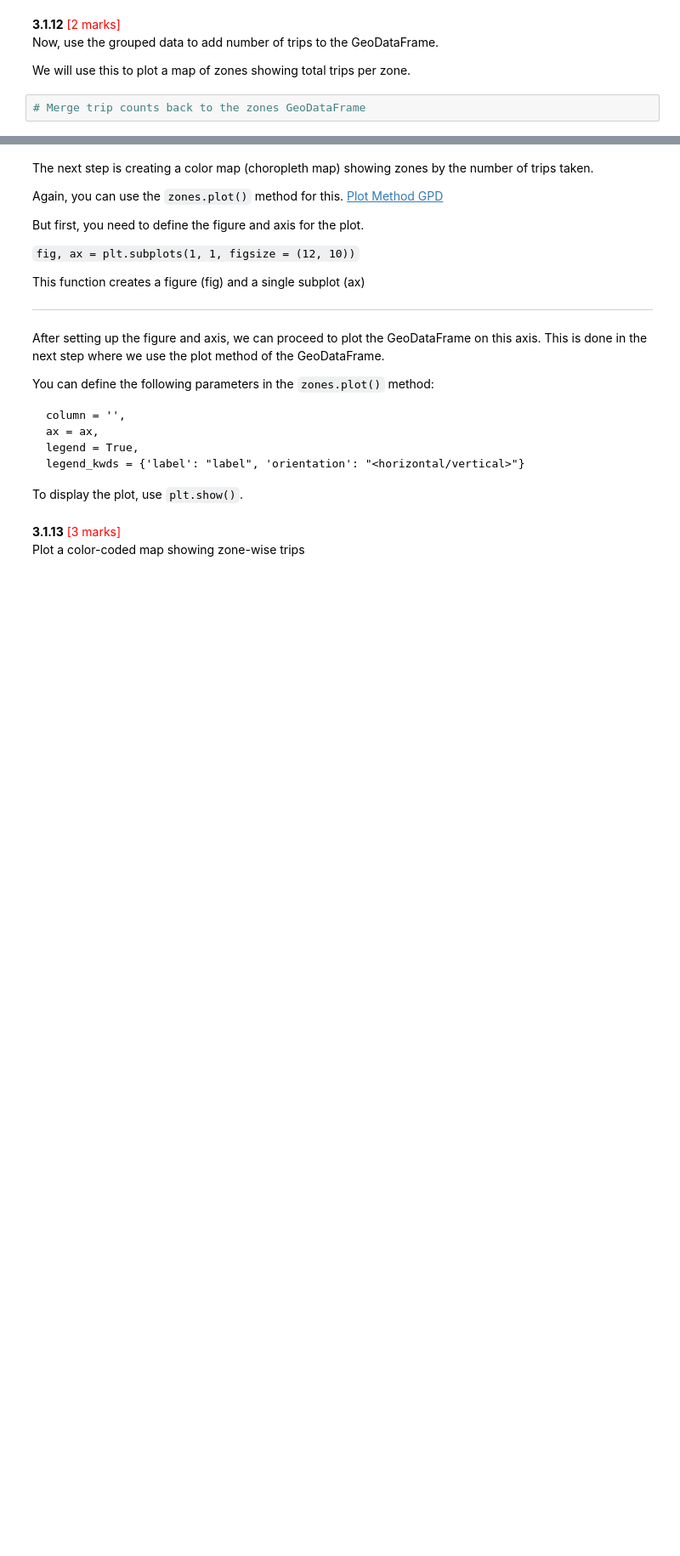
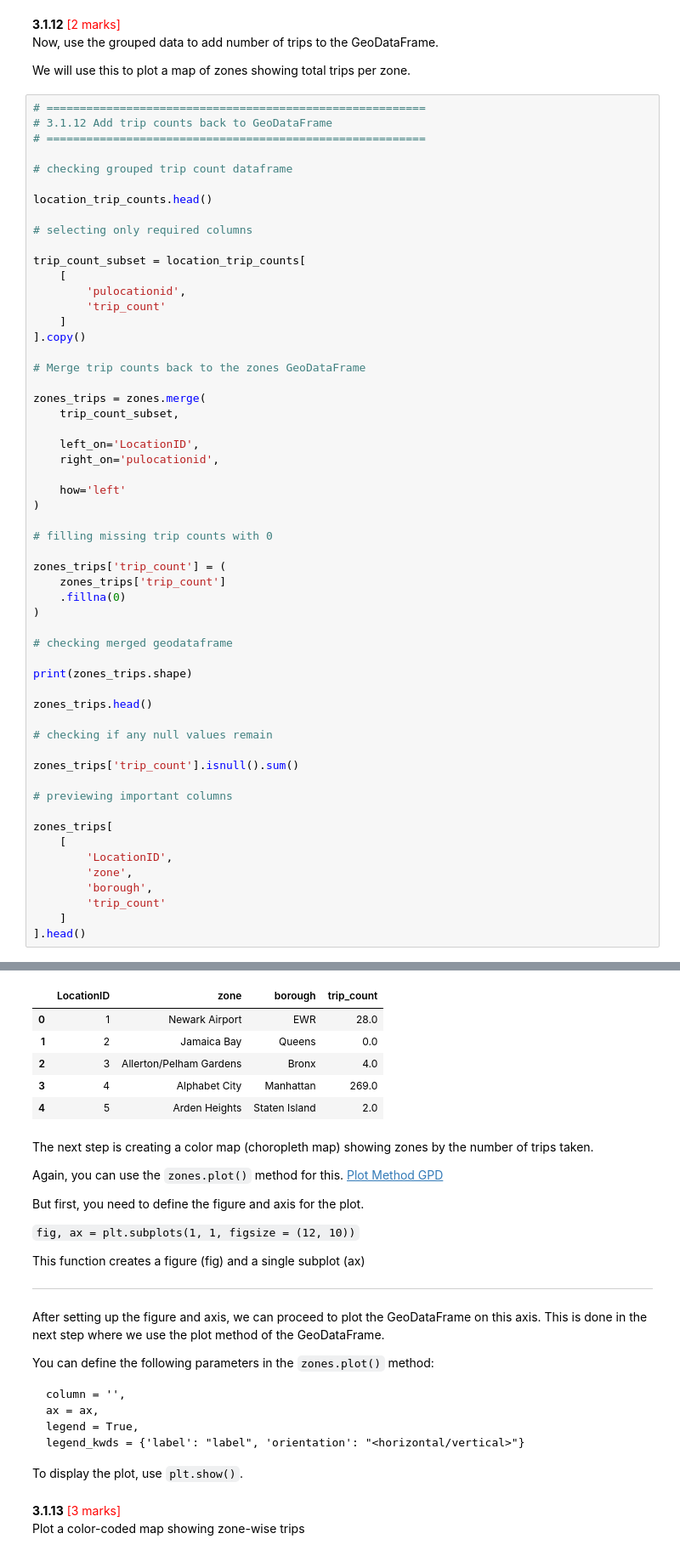
Before and after one commit to viswanathamveluri/epg-appliedai, a Jupyter notebook: assessment/EDA_Assg_NYC_Taxi_Starter.ipynb, the cells around one changed output, grey strips where cells are left out. Shown at 85% size. Saved outputs shown, nothing was run; the diff lists cells and outputs as text; blank space fills up the shorter version.

```diff
--- a/assessment/EDA_Assg_NYC_Taxi_Starter.ipynb
+++ b/assessment/EDA_Assg_NYC_Taxi_Starter.ipynb
@@ -1933,5 +2102,60 @@ Group data by location IDs to find the total number of trips per location ID
 Now, use the grouped data to add number of trips to the GeoDataFrame.
 
 We will use this to plot a map of zones showing total trips per zone.
-# %%
-# Merge trip counts back to the zones GeoDataFrame
+# %%
+# =========================================================
+# 3.1.12 Add trip counts back to GeoDataFrame
+# =========================================================
+
+# checking grouped trip count dataframe
+
+location_trip_counts.head()
+
+# selecting only required columns
+
+trip_count_subset = location_trip_counts[
+    [
+        'pulocationid',
+        'trip_count'
+    ]
+].copy()
+
+# Merge trip counts back to the zones GeoDataFrame
+
+zones_trips = zones.merge(
+    trip_count_subset,
+
+    left_on='LocationID',
+    right_on='pulocationid',
+
+    how='left'
+)
+
+# filling missing trip counts with 0
+
+zones_trips['trip_count'] = (
+    zones_trips['trip_count']
+    .fillna(0)
+)
+
+# checking merged geodataframe
+
+print(zones_trips.shape)
+
+zones_trips.head()
+
+# checking if any null values remain
+
+zones_trips['trip_count'].isnull().sum()
+
+# previewing important columns
+
+zones_trips[
+    [
+        'LocationID',
+        'zone',
+        'borough',
+        'trip_count'
+    ]
+].head()
+# %% [output]
@@ -1938,3 +2163,9 @@ We will use this to plot a map of zones showing total trips per zone.
+|  | LocationID | zone | borough | trip_count |
+| 0 | 1 | Newark Airport | EWR | 28.0 |
+| 1 | 2 | Jamaica Bay | Queens | 0.0 |
+| 2 | 3 | Allerton/Pelham Gardens | Bronx | 4.0 |
+| 3 | 4 | Alphabet City | Manhattan | 269.0 |
+| 4 | 5 | Arden Heights | Staten Island | 2.0 |
 # %% [markdown]
 The next step is creating a color map (choropleth map) showing zones by the number of trips taken.
 
```
Also changed, not shown: parts of 22 cells of this notebook.
